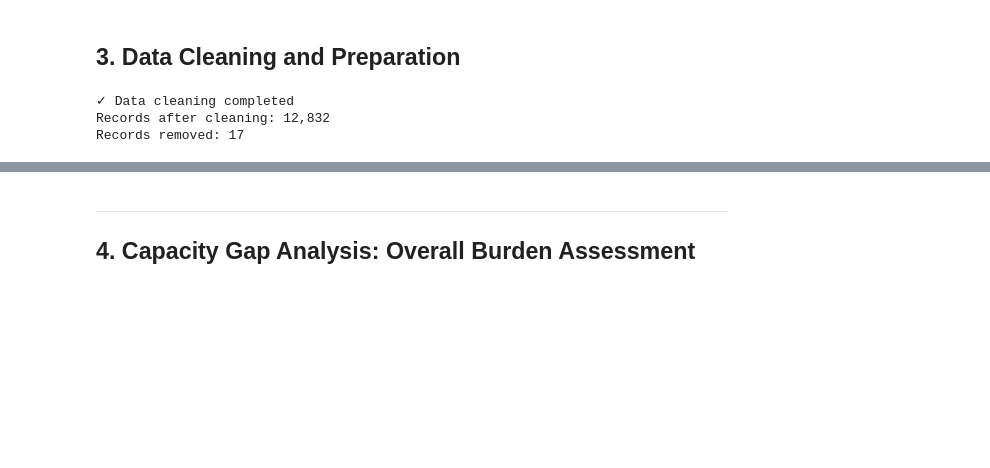
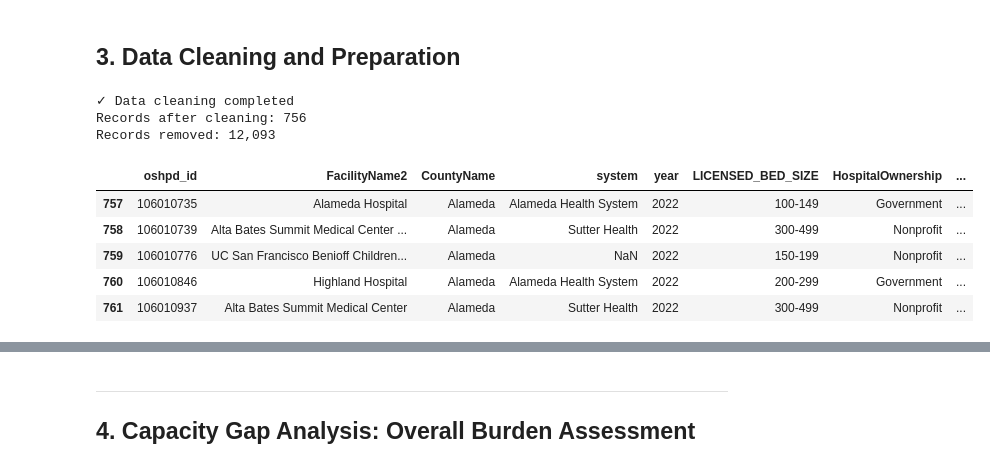
Before and after one commit to annimukherjee/BDM-Project, a Jupyter notebook: 2_ED_Capacity_Gaps_Analysis.ipynb, the cells around one changed output, grey strips where cells are left out. Saved outputs shown, nothing was run; the diff lists cells and outputs as text; code cells hidden in the pictures; blank space fills up the shorter version.

```diff
--- a/2_ED_Capacity_Gaps_Analysis.ipynb
+++ b/2_ED_Capacity_Gaps_Analysis.ipynb
@@ -181,6 +183,9 @@ Visits_Per_Station             17       0.13
 # %%
 # Create clean working copy
 df_clean = df.copy()
+
+# Filter to only "All ED Visits" category
+df_clean = df_clean[df_clean['Category'] == 'All ED Visits']
 
 # Clean facility and county names
 df_clean['FacilityName2'] = df_clean['FacilityName2'].str.strip()
@@ -202,6 +207,15 @@ print(f"Records after cleaning: {len(df_clean):,}")
 print(f"Records removed: {len(df) - len(df_clean):,}")
 # %% [output]
 ✓ Data cleaning completed
-Records after cleaning: 12,832
-Records removed: 17
+Records after cleaning: 756
+Records removed: 12,093
+# %%
+df_clean.head()
+# %% [output]
+|  | oshpd_id | FacilityName2 | CountyName | system | year | LICENSED_BED_SIZE | HospitalOwnership | ... |
+| 757 | 106010735 | Alameda Hospital | Alameda | Alameda Health System | 2022 | 100-149 | Government | ... |
+| 758 | 106010739 | Alta Bates Summit Medical Center ... | Alameda | Sutter Health | 2022 | 300-499 | Nonprofit | ... |
+| 759 | 106010776 | UC San Francisco Benioff Children... | Alameda | NaN | 2022 | 150-199 | Nonprofit | ... |
+| 760 | 106010846 | Highland Hospital | Alameda | Alameda Health System | 2022 | 200-299 | Government | ... |
+| 761 | 106010937 | Alta Bates Summit Medical Center | Alameda | Sutter Health | 2022 | 300-499 | Nonprofit | ... |
 # %%
```
Also changed, not shown: parts of 15 cells of this notebook, 9 other files.
